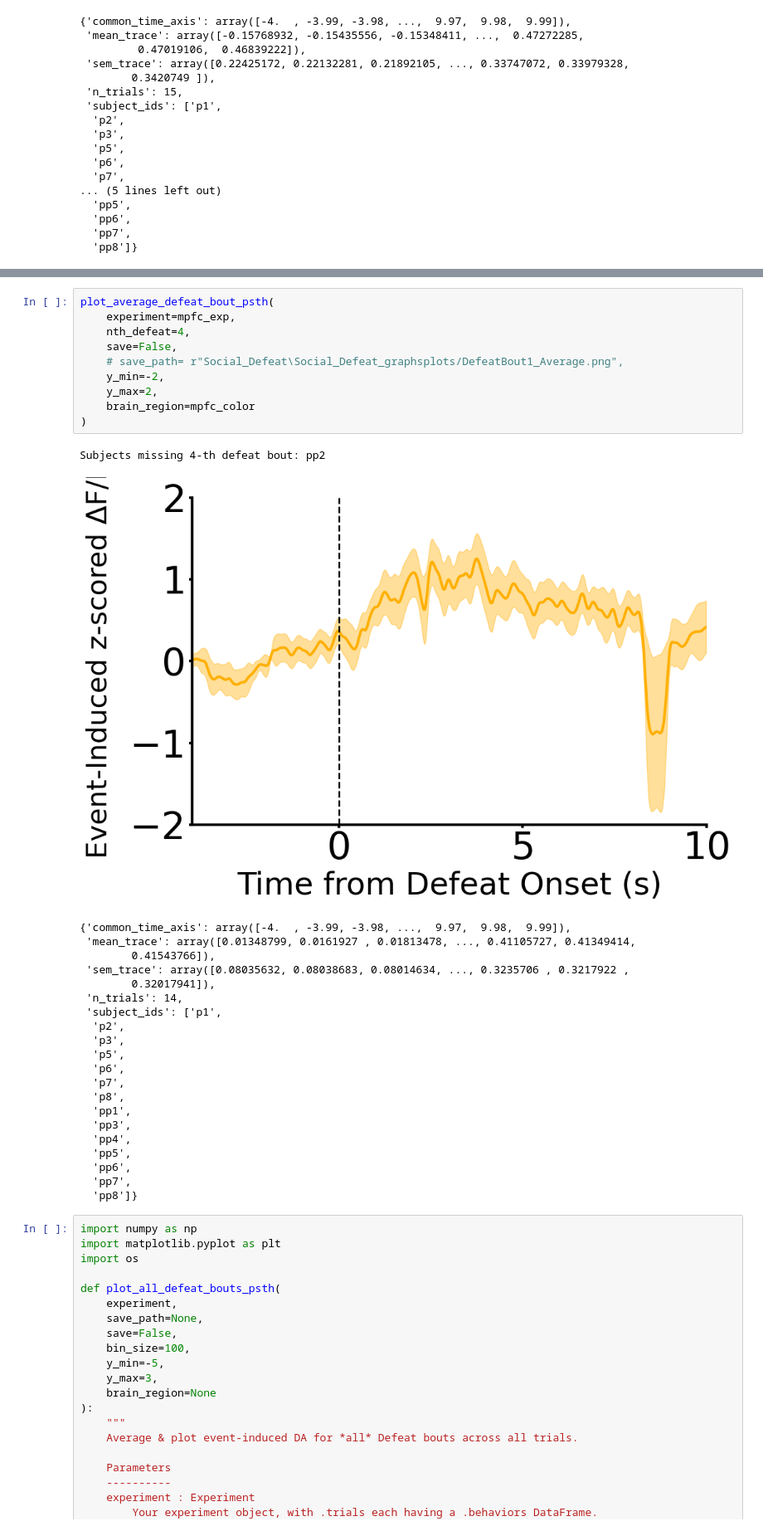
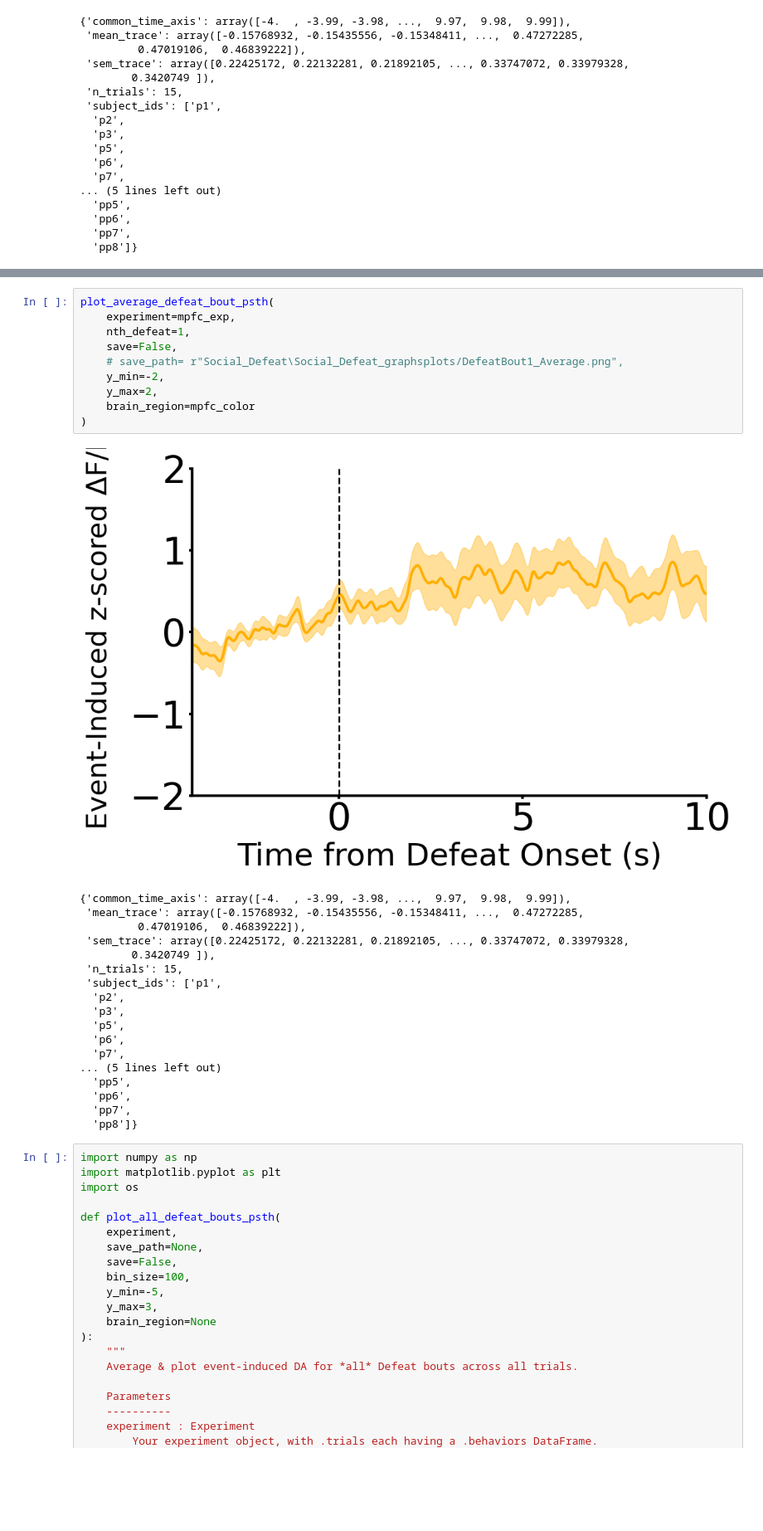
Before and after one commit to AlbertLeei/Fiber_Photometry_revisions, a Jupyter notebook: Social_Defeat/sd_da_analysis.ipynb, the cells around one changed output, grey strips where cells are left out. Shown at 83% size. Cells and saved outputs as stored; diff of their text form; blank space fills up the shorter version.

```diff
--- a/Social_Defeat/sd_da_analysis.ipynb
+++ b/Social_Defeat/sd_da_analysis.ipynb
@@ -352,36 +413,32 @@ plot_average_defeat_bout_psth(
 # %%
 plot_average_defeat_bout_psth(
     experiment=mpfc_exp,
-    nth_defeat=4,
+    nth_defeat=1,
     save=False,
     # save_path= r"Social_Defeat\Social_Defeat_graphsplots/DefeatBout1_Average.png",
     y_min=-2,
     y_max=2,
     brain_region=mpfc_color
 )
 # %% [output]
+[figure, new version]
-Subjects missing 4-th defeat bout: pp2
+{'common_time_axis': array([-4.  , -3.99, -3.98, ...,  9.97,  9.98,  9.99]),
+ 'mean_trace': array([-0.15768932, -0.15435556, -0.15348411, ...,  0.47272285,
+         0.47019106,  0.46839222]),
+ 'sem_trace': array([0.22425172, 0.22132281, 0.21892105, ..., 0.33747072, 0.33979328,
+        0.3420749 ]),
+ 'n_trials': 15,
+ 'subject_ids': ['p1',
+  'p2',
+  'p3',
+  'p5',
+  'p6',
+  'p7',
+... (5 lines left out)
+  'pp5',
+  'pp6',
+  'pp7',
+  'pp8']}
-[figure, old version]
-{'common_time_axis': array([-4.  , -3.99, -3.98, ...,  9.97,  9.98,  9.99]),
- 'mean_trace': array([0.01348799, 0.0161927 , 0.01813478, ..., 0.41105727, 0.41349414,
-        0.41543766]),
- 'sem_trace': array([0.08035632, 0.08038683, 0.08014634, ..., 0.3235706 , 0.3217922 ,
-        0.32017941]),
- 'n_trials': 14,
- 'subject_ids': ['p1',
-  'p2',
-  'p3',
-  'p5',
-  'p6',
-  'p7',
-  'p8',
-  'pp1',
-  'pp3',
-  'pp4',
-  'pp5',
-  'pp6',
-  'pp7',
-  'pp8']}
 # %%
 import numpy as np
 import matplotlib.pyplot as plt
```
Also changed, not shown: parts of 6 cells of this notebook, 42 other files.
